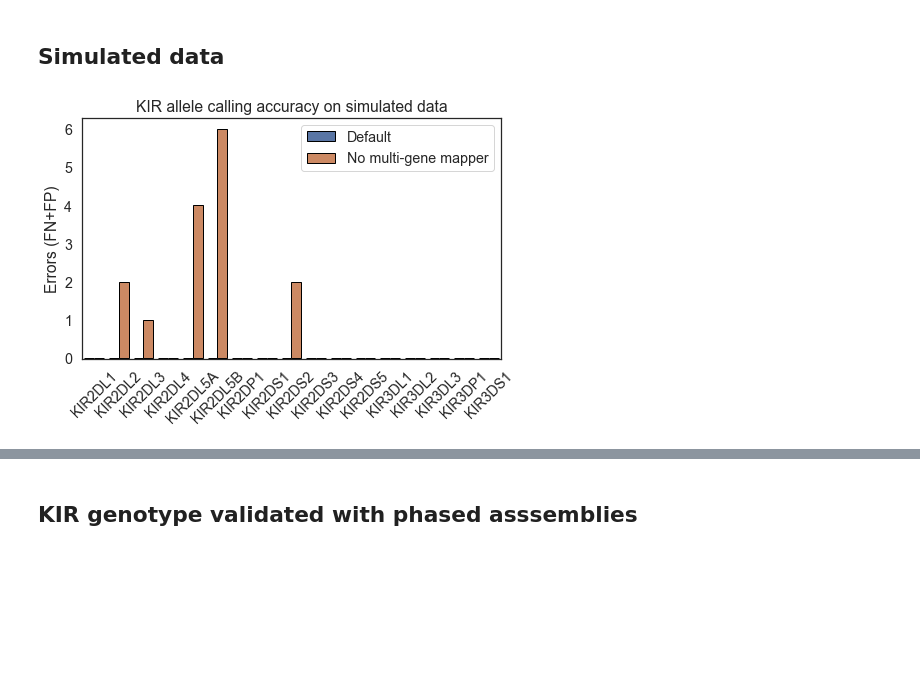
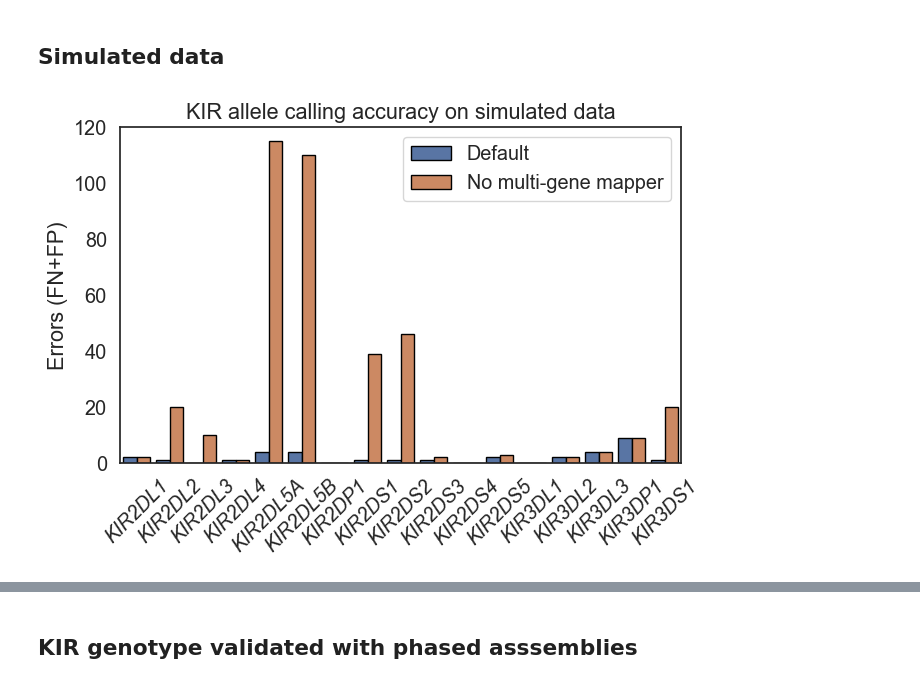
Before and after one commit to mourisl/T1K_manuscript_evaluation, a Jupyter notebook: Fig1/Analysis.ipynb, the cells around one changed output, grey strips where cells are left out. Cells and saved outputs as stored; diff of their text form; code cells hidden in the pictures; blank space fills up the shorter version.

Commit message:
Add the evaluation results from sim for plotting

```diff
--- a/Fig1/Analysis.ipynb
+++ b/Fig1/Analysis.ipynb
@@ -19,7 +19,7 @@ from matplotlib.ticker import FuncFormatter
 
 mplDefaultParams = mpl.rcParams
 # %%
-outputFig = True
+outputFig = False
 # %% [markdown]
 ## Simulated data
 # %%
@@ -33,50 +33,66 @@ for line in fp:
     kirList.append(cols[0])
 fp.close()
 
 # default
+errorCount = {}
+fp = open("data/sim/eval.out")
+for line in fp:
+    if (line[0] != "F"):
+        continue
+    gene = line.split()[1].split("*")[0]
+    if (gene not in errorCount):
+        errorCount[gene] = 0
+    errorCount[gene] += 1
+fp.close()
 methodv = []
 kirv = []
 errorv = []
 for k in kirList:
     kirv.append(k)
     methodv.append("Default")
-    errorv.append(0)
+    if (k in errorCount):
+        errorv.append(errorCount[k])
+    else:
+        errorv.append(0)
 
 # No multi-gene mapper
+errorCount = {}
+fp = open("data/sim/eval_nocrossgene.out")
+for line in fp:
+    if (line[0] != "F"):
+        continue
+    gene = line.split()[1].split("*")[0]
+    if (gene not in errorCount):
+        errorCount[gene] = 0
+    errorCount[gene] += 1
+fp.close()
 for k in kirList:
     kirv.append(k)
     methodv.append("No multi-gene mapper")
-    e = 0
-    if (k == "KIR2DL5A"):
-        e = 4
-    elif (k=="KIR2DL5B"):
-        e = 6
-    elif (k=="KIR2DL2"):
-        e = 2
-    elif (k=="KIR2DS2"):
-        e = 2
-    elif (k=="KIR2DL3"):
-        e = 1
-    errorv.append(e)
+    if (k in errorCount):
+        errorv.append(errorCount[k])
+    else:
+        errorv.append(0)
 
 df = pd.DataFrame({"Method":methodv, "Error":errorv, "Gene":kirv})
 fig, ax = plt.subplots(figsize=(7, 5))
 sns.set(style="white", font_scale=1.3)
 snsFig = sns.barplot(x="Gene", y="Error", hue="Method", data=df, order=kirList,
                     edgecolor="black")
 handles, labels = snsFig.get_legend_handles_labels()
 #snsFig = sns.boxplot(x="Gene", y="Error", hue="Method", data=df, order=kirList)
 #snsFig = sns.stripplot(x="Gene", y="Error", hue="Method", data=df, order=kirList, dodge=True)
-snsFig.set_xticklabels(snsFig.get_xticklabels(), rotation = 45)
+snsFig.set_xticklabels(snsFig.get_xticklabels(), rotation = 45, style="italic")
 snsFig.set(xlabel="")
 snsFig.legend()
 #snsFig.legend(handles, labels, loc="upper right")
-snsFig.set(ylim=(-0.02,6.3), title="KIR allele calling accuracy on simulated data",
+snsFig.set(ylim=(-0.02,120), title="KIR allele calling accuracy on simulated data",
           ylabel="Errors (FN+FP)")
 plt.tight_layout()
-plt.savefig("KIR_sim.pdf", format="pdf")
+if (outputFig):
+    plt.savefig("KIR_sim.pdf", format="pdf")
 # %% [output]
-[figure, old version]
+[figure, new version]
 # %%
 # Supplementary figure: varying the threshold
 x = [0, 0.01, 0.05, 0.1, 0.15, 0.2, 0.25, 0.5]
```
Also changed, not shown: parts of 1 cell of this notebook, 4 other files.
